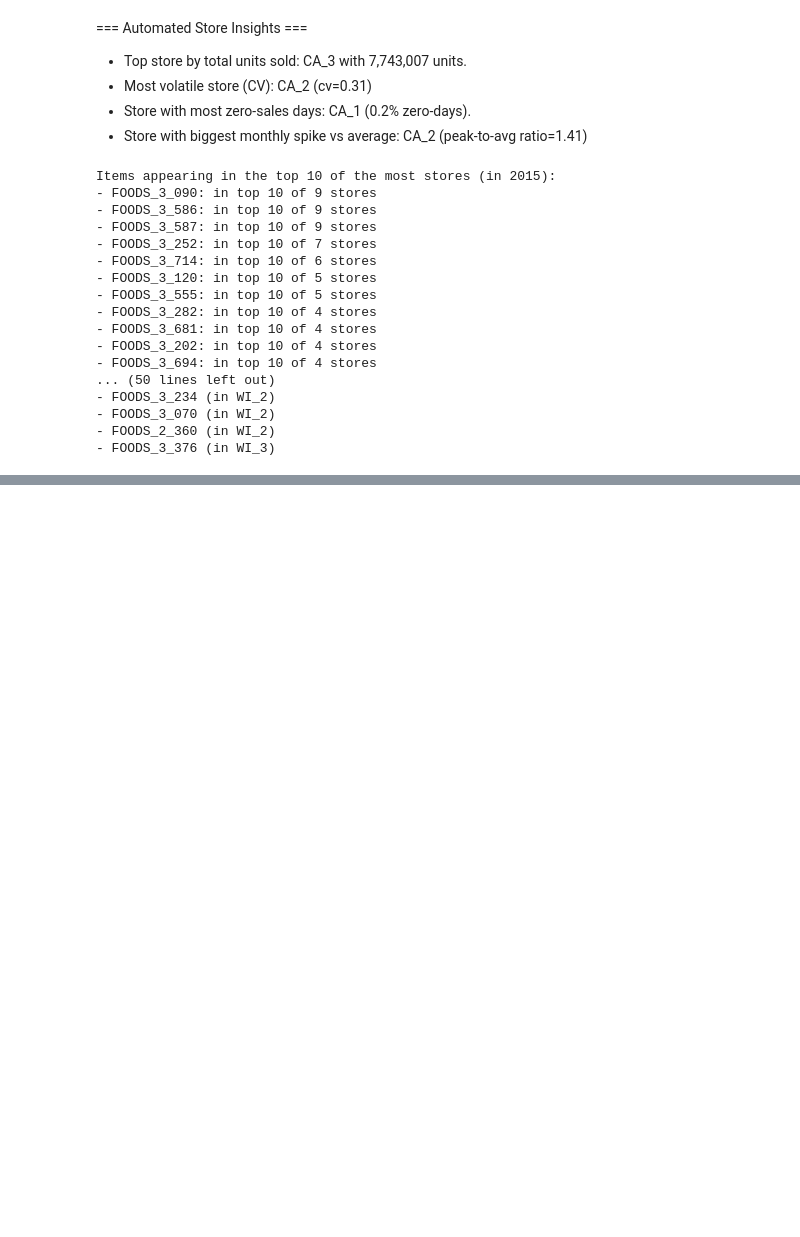
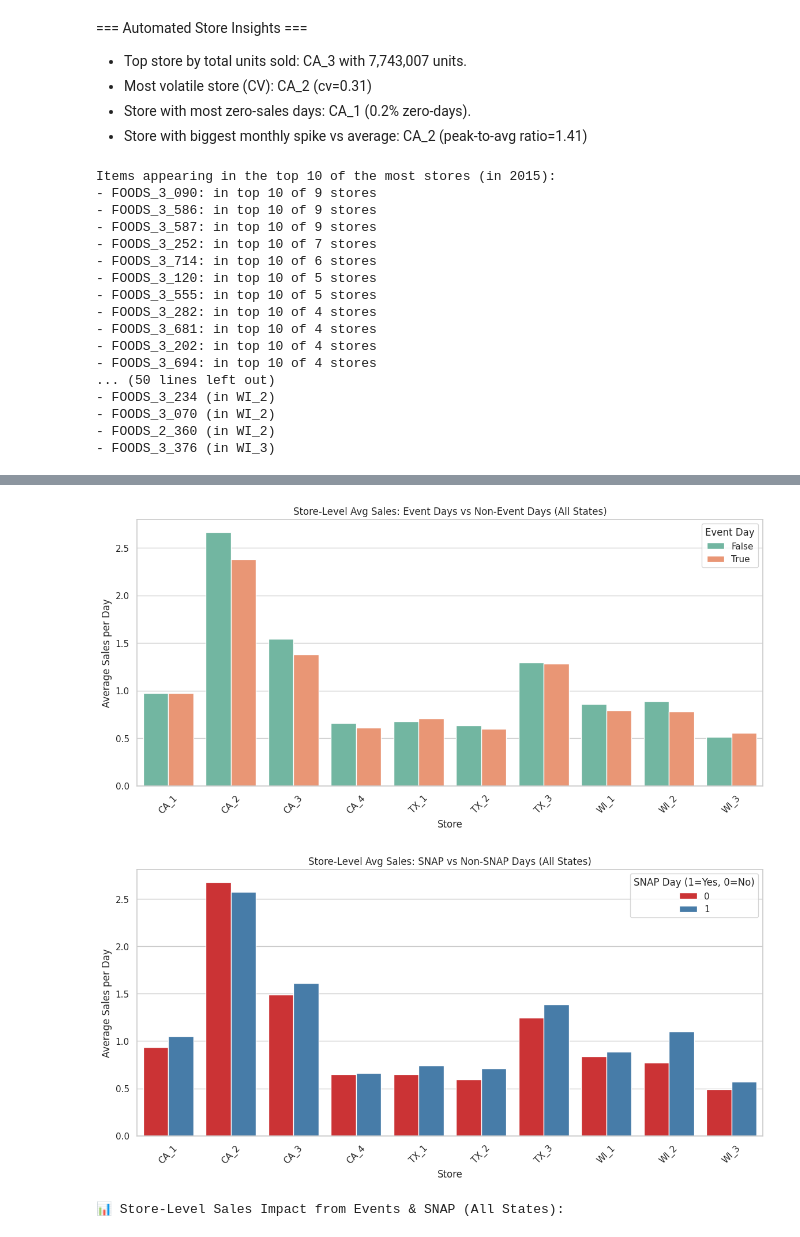
Before and after one commit to Saurabhganvir/M5_forecasting_validation, a Jupyter notebook: M5_accuracy_validation.ipynb, the cells around one changed output, grey strips where cells are left out. Cells and saved outputs as stored; diff of their text form; code cells hidden in the pictures; blank space fills up the shorter version.

```diff
--- a/M5_accuracy_validation.ipynb
+++ b/M5_accuracy_validation.ipynb
@@ -1106,0 +1108,71 @@ Error: Expected SNAP column 'snap_CA_calendar' not found after merge.
+# %%
+# ================================
+# Events & SNAP Impact: All States
+# ================================
+
+# 1️⃣ Merge sales with calendar (for all states)
+# We'll include each state's SNAP column separately
+merged_sales = sample_sales.merge(
+    calendar[["date","event_name_1","event_name_2","snap_CA","snap_TX","snap_WI"]],
+    on="date", how="left"
+)
+
+merged_sales = merged_sales.rename(columns={"event_name_1_x": "event_name_1"})
+
+# 2️⃣ Create event flag
+merged_sales["event_flag"] = merged_sales["event_name_1"].notna() | merged_sales["event_name_2"].notna()
+
+# 3️⃣ Assign correct SNAP column based on state
+def get_snap(row):
+    if row["state_id"] == "CA":
+        return row["snap_CA"]
+    elif row["state_id"] == "TX":
+        return row["snap_TX"]
+    else:
+        return row["snap_WI"]
+
+merged_sales["snap_flag"] = merged_sales.apply(get_snap, axis=1)
+
+# -------------------------
+# 4️⃣ Event vs Non-Event Sales (per store)
+# -------------------------
+event_sales = merged_sales.groupby(["state_id","store_id","event_flag"])["sales"].mean().reset_index()
+
+plt.figure(figsize=(14,6))
+sns.barplot(data=event_sales, x="store_id", y="sales", hue="event_flag", palette="Set2")
+plt.title("Store-Level Avg Sales: Event Days vs Non-Event Days (All States)")
+plt.ylabel("Average Sales per Day")
+plt.xlabel("Store")
+plt.xticks(rotation=45)
+plt.legend(title="Event Day")
+plt.show()
+
+# -------------------------
+# 5️⃣ SNAP vs Non-SNAP Sales (per store)
+# -------------------------
+snap_sales = merged_sales.groupby(["state_id","store_id","snap_flag"])["sales"].mean().reset_index()
+
+plt.figure(figsize=(14,6))
+sns.barplot(data=snap_sales, x="store_id", y="sales", hue="snap_flag", palette="Set1")
+plt.title("Store-Level Avg Sales: SNAP vs Non-SNAP Days (All States)")
+plt.ylabel("Average Sales per Day")
+plt.xlabel("Store")
+plt.xticks(rotation=45)
+plt.legend(title="SNAP Day (1=Yes, 0=No)")
+plt.show()
+
+# -------------------------
+# 6️⃣ Combined Summary
+# -------------------------
+summary = merged_sales.groupby(["state_id","store_id"]).agg(
+    avg_sales=("sales","mean"),
+    event_day_sales=("sales", lambda x: merged_sales.loc[merged_sales["event_flag"],"sales"].mean()),
+    snap_day_sales=("sales", lambda x: merged_sales.loc[merged_sales["snap_flag"]==1,"sales"].mean())
+).reset_index()
+
+print("📊 Store-Level Sales Impact from Events & SNAP (All States):")
+display(summary.head(20))  # preview
+# %% [output]
+[figure, added]
+[figure, added]
+📊 Store-Level Sales Impact from Events & SNAP (All States):
```
Also changed, not shown: parts of 2 cells of this notebook.
